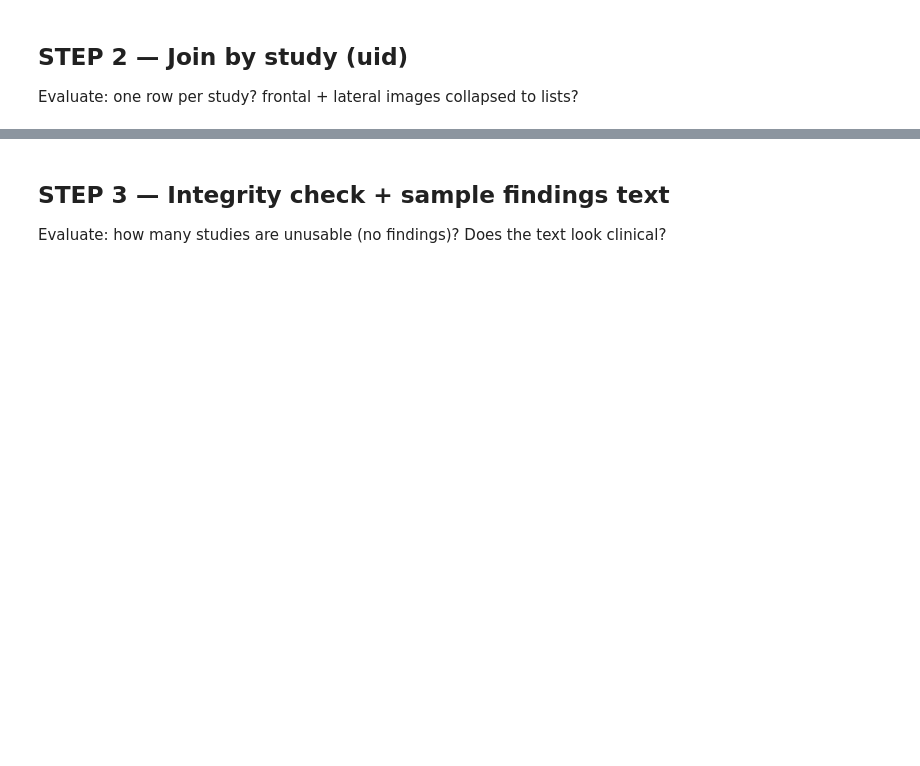
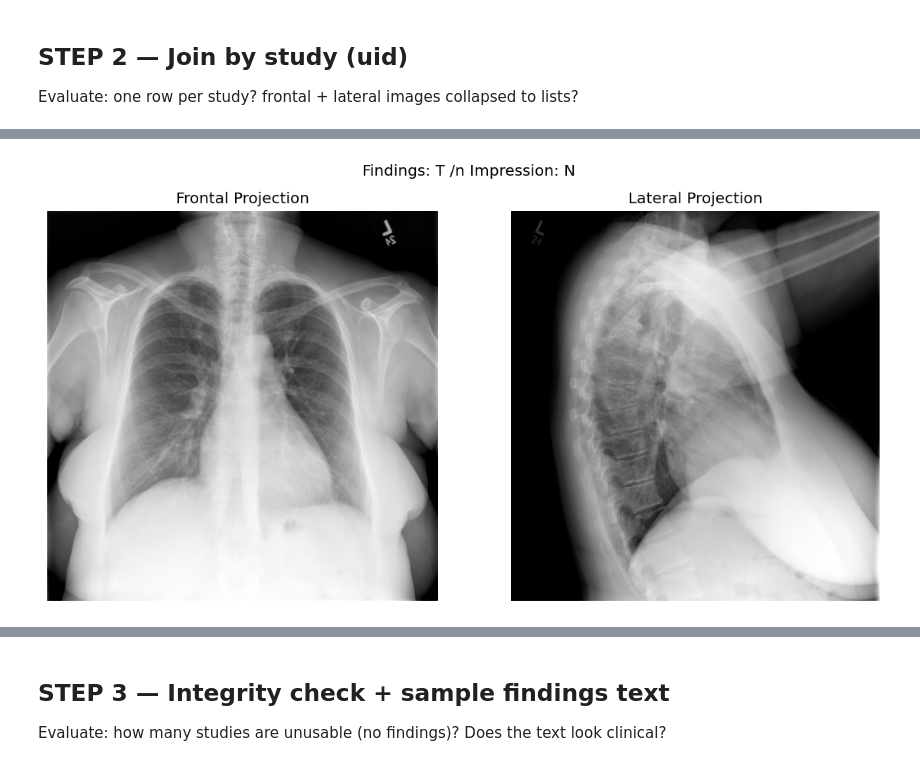
Before and after one commit to DiegoViillalba/ReportCXR, a Jupyter notebook: notebooks/01_eda.ipynb, the cells around one changed output, grey strips where cells are left out. Cells and saved outputs as stored; diff of their text form; code cells hidden in the pictures; blank space fills up the shorter version.

Commit message:
First EDA findings

```diff
--- a/notebooks/01_eda.ipynb
+++ b/notebooks/01_eda.ipynb
@@ -80,3 +127,36 @@ display(df.head(3))
+# %%
+# Example of image tailored with its disgnosis
+import matplotlib.pyplot as plt
+import matplotlib.image as mpimg
+
+sample_data = df.sample(n=1)
+
+
+frontal_path = "../data/raw/images/images_normalized/"+ sample_data['frontal'].iloc[0][0]
+lateral_path = "../data/raw/images/images_normalized/"+ sample_data['lateral'].iloc[0][0]
+
+findings = sample_data['findings'].iloc[0]
+impression = sample_data['impression'].iloc[0]
+
+
+# 2. Create a side-by-side layout (1 row, 2 columns)
+fig, axes = plt.subplots(1, 2, figsize=(10, 5))
+fig.suptitle(f"Findings: {findings} /n Impression: {impression}")
+
+
+axes[0].imshow(mpimg.imread(frontal_path), cmap='gray')
+axes[0].set_title("Frontal Projection")
+axes[0].axis('off')
+
+
+axes[1].imshow(mpimg.imread(lateral_path), cmap='gray')
+axes[1].set_title("Lateral Projection")
+axes[1].axis('off')
+
+plt.tight_layout()
+plt.show()
+# %% [output]
+[figure, added]
 # %%
 # Check how many studies have frontal and/or lateral images
 if 'frontal' in df.columns:
```
Also changed, not shown: parts of 22 cells of this notebook, 5 other files.
